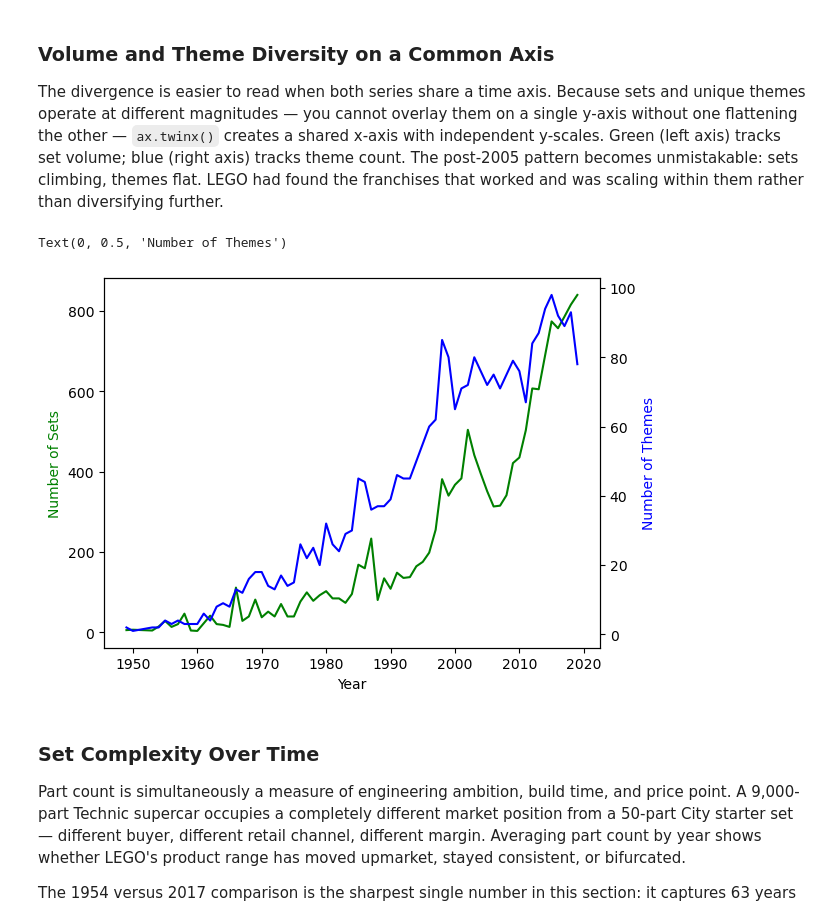
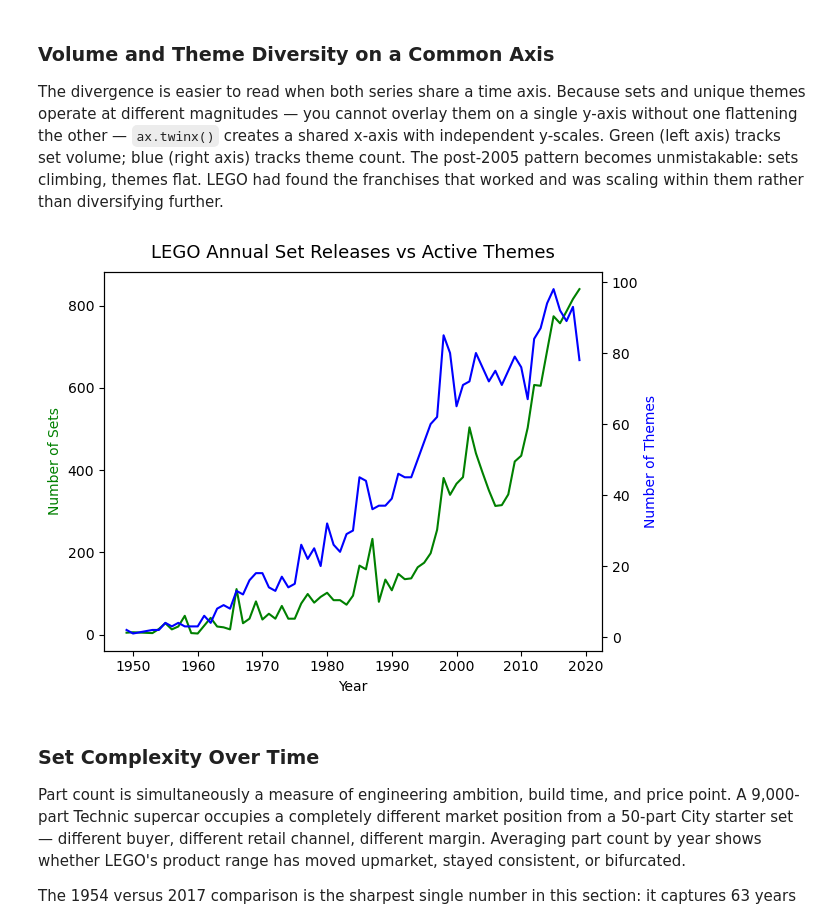
Before and after one commit to xavier-oc-programming/lego-dataset-analysis, a Jupyter notebook: notebooks/analysis/lego_analysis.ipynb, the cells around one changed output. Saved outputs shown, nothing was run; the diff lists cells and outputs as text; code cells hidden in the pictures.

```diff
--- a/notebooks/analysis/lego_analysis.ipynb
+++ b/notebooks/analysis/lego_analysis.ipynb
@@ -218,18 +230,18 @@ The divergence is easier to read when both series share a time axis. Because set
 # %%
 ax1 = plt.gca()
 ax2 = ax1.twinx()
 
-# plot with styling
 ax1.plot(sets_by_year.index[:-2], sets_by_year.set_num[:-2], color='g')
 ax2.plot(themes_by_year.index[:-2], themes_by_year.nr_themes[:-2], color='b')
 
-# axis labels
 ax1.set_xlabel('Year')
 ax1.set_ylabel('Number of Sets', color='g')
 ax2.set_ylabel('Number of Themes', color='b')
+ax1.set_title('LEGO Annual Set Releases vs Active Themes', fontsize=13, pad=10)
+plt.tight_layout()
+plt.show()
 # %% [output]
-Text(0, 0.5, 'Number of Themes')
-[figure, old version]
+[figure, new version]
 # %% [markdown]
 ### Set Complexity Over Time
 
```
Also changed, not shown: parts of 13 cells of this notebook, 1 other file.
